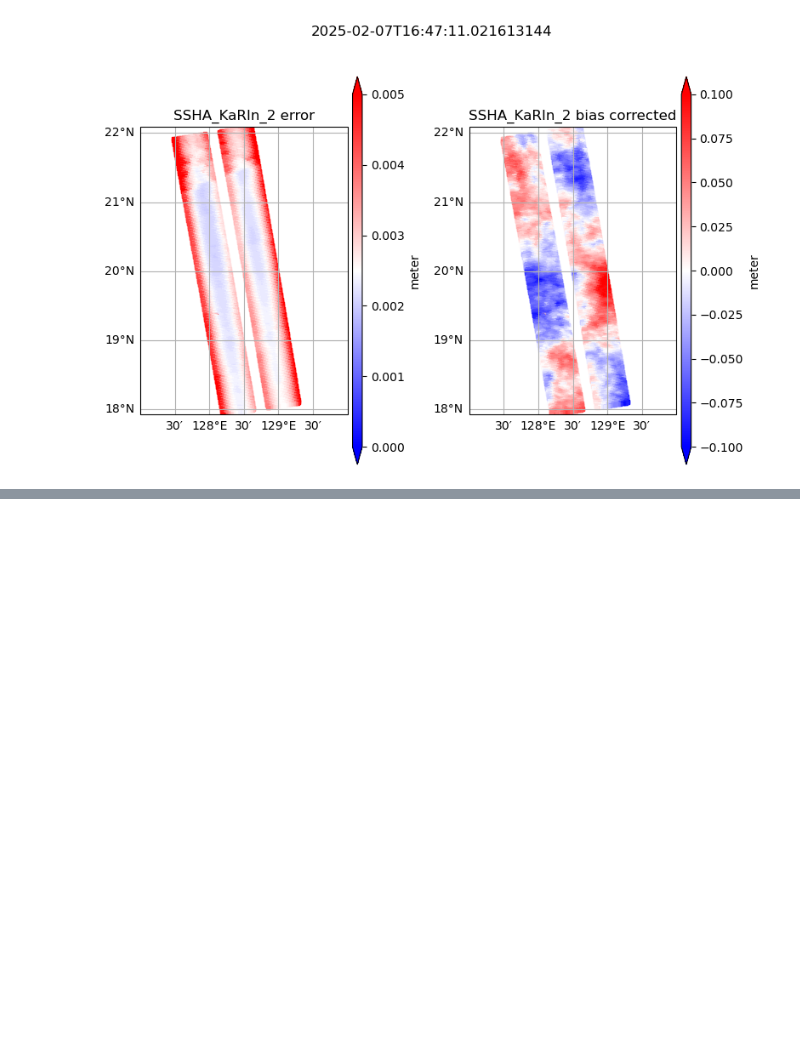
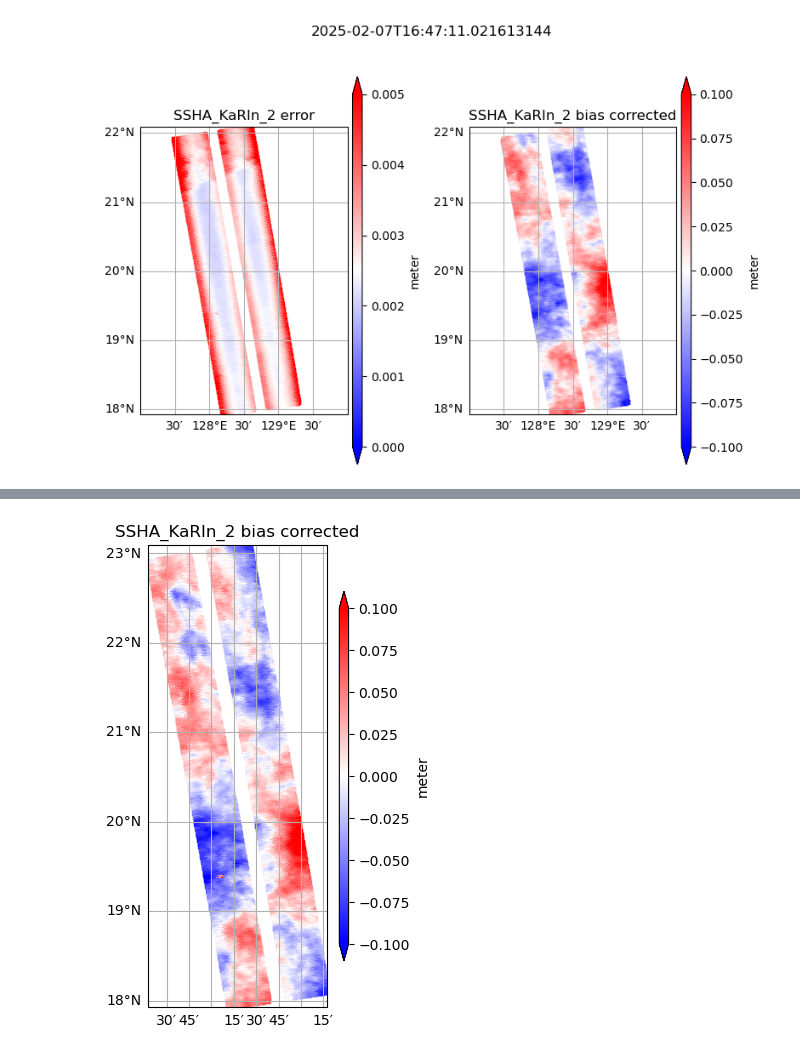
Before and after one commit to AI-for-Ocean-Science/remote_sensing, a Jupyter notebook: nb/PODAAC/SWOT_downloads.ipynb, the cells around one changed output, grey strips where cells are left out. Cells and saved outputs as stored; diff of their text form; code cells hidden in the pictures; blank space fills up the shorter version.

```diff
--- a/nb/PODAAC/SWOT_downloads.ipynb
+++ b/nb/PODAAC/SWOT_downloads.ipynb
@@ -265,0 +278,14 @@ load_and_plot_ssha_data(data, xlim=(127,130))
+# %%
+fig, ax = plt.subplots(
+            figsize=(8, 6),
+            ncols=1,
+            nrows=1,
+            sharex=True,
+            sharey=True,
+            subplot_kw=dict(projection=ccrs.PlateCarree())
+        )
+swot_ssh_utils.plot_a_segment(ax, ds2.longitude.data, ds2.latitude.data,
+                              ds2.ssha_1.data, title='SSHA_KaRIn_2 bias corrected', vmin=-0.1, vmax=0.1)
+#plt.show()
+# %% [output]
+[figure, added]
```
Also changed, not shown: parts of 4 cells of this notebook, 2 other files.
